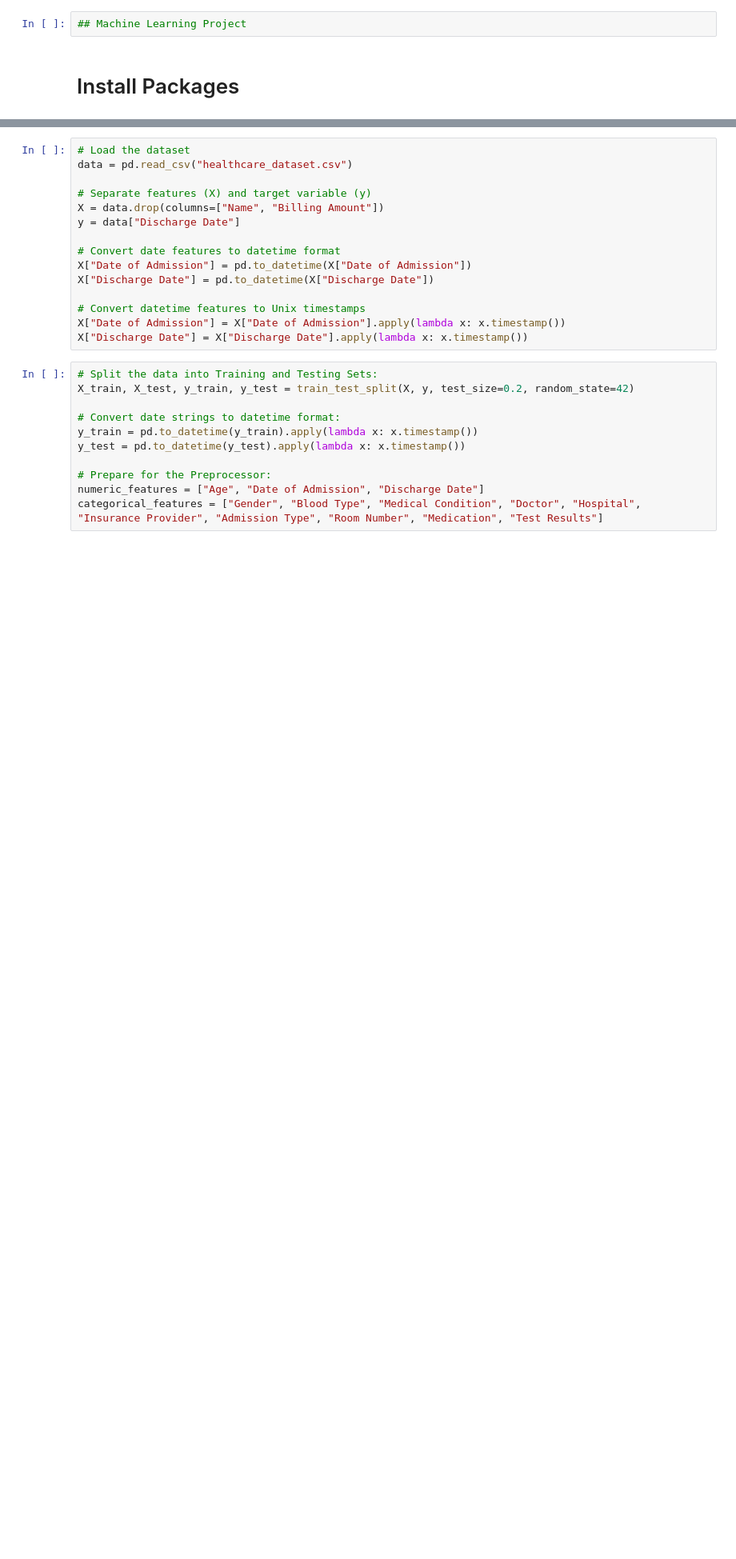
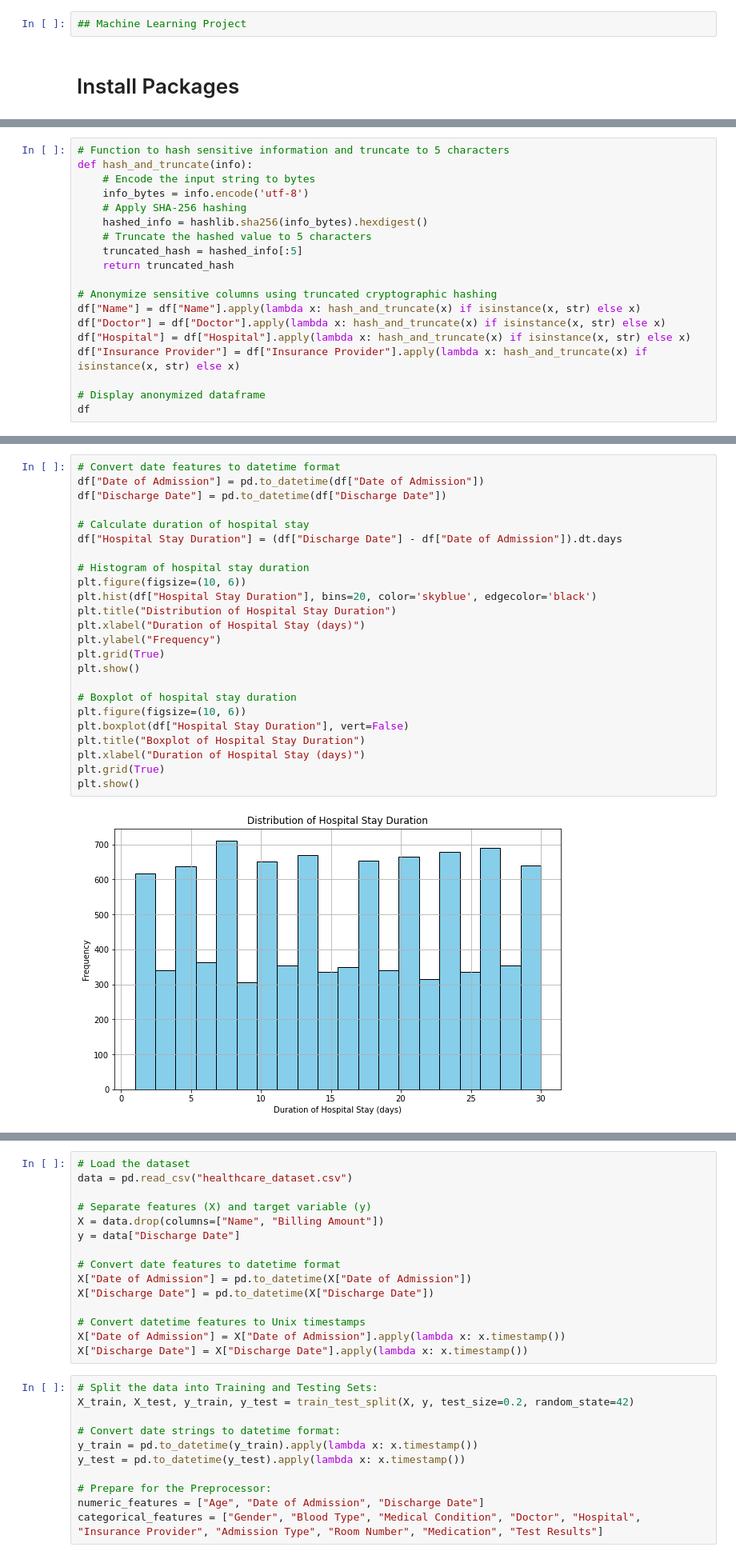
Before and after one commit to binhudas/SSID-2193396-Report.doc, a Jupyter notebook: Machine Learning Project.ipynb, the cells around one changed output, grey strips where cells are left out. Shown: that part at 80% size. Drawn from its saved outputs; the diff is of its cells as text; blank space fills up the shorter version.

```diff
--- a/Machine Learning Project.ipynb
+++ b/Machine Learning Project.ipynb
@@ -51,0 +84,19 @@ dtype: object
+# %%
+# Function to hash sensitive information and truncate to 5 characters
+def hash_and_truncate(info):
+    # Encode the input string to bytes
+    info_bytes = info.encode('utf-8')
+    # Apply SHA-256 hashing
+    hashed_info = hashlib.sha256(info_bytes).hexdigest()
+    # Truncate the hashed value to 5 characters
+    truncated_hash = hashed_info[:5]
+    return truncated_hash
+
+# Anonymize sensitive columns using truncated cryptographic hashing
+df["Name"] = df["Name"].apply(lambda x: hash_and_truncate(x) if isinstance(x, str) else x)
+df["Doctor"] = df["Doctor"].apply(lambda x: hash_and_truncate(x) if isinstance(x, str) else x)
+df["Hospital"] = df["Hospital"].apply(lambda x: hash_and_truncate(x) if isinstance(x, str) else x)
+df["Insurance Provider"] = df["Insurance Provider"].apply(lambda x: hash_and_truncate(x) if isinstance(x, str) else x)
+
+# Display anonymized dataframe
+df
@@ -51,0 +124,26 @@ dtype: object
+# %%
+# Convert date features to datetime format
+df["Date of Admission"] = pd.to_datetime(df["Date of Admission"])
+df["Discharge Date"] = pd.to_datetime(df["Discharge Date"])
+
+# Calculate duration of hospital stay
+df["Hospital Stay Duration"] = (df["Discharge Date"] - df["Date of Admission"]).dt.days
+
+# Histogram of hospital stay duration
+plt.figure(figsize=(10, 6))
+plt.hist(df["Hospital Stay Duration"], bins=20, color='skyblue', edgecolor='black')
+plt.title("Distribution of Hospital Stay Duration")
+plt.xlabel("Duration of Hospital Stay (days)")
+plt.ylabel("Frequency")
+plt.grid(True)
+plt.show()
+
+# Boxplot of hospital stay duration
+plt.figure(figsize=(10, 6))
+plt.boxplot(df["Hospital Stay Duration"], vert=False)
+plt.title("Boxplot of Hospital Stay Duration")
+plt.xlabel("Duration of Hospital Stay (days)")
+plt.grid(True)
+plt.show()
+# %% [output]
+[figure, added]
```
Also changed, not shown: parts of 11 cells of this notebook.
